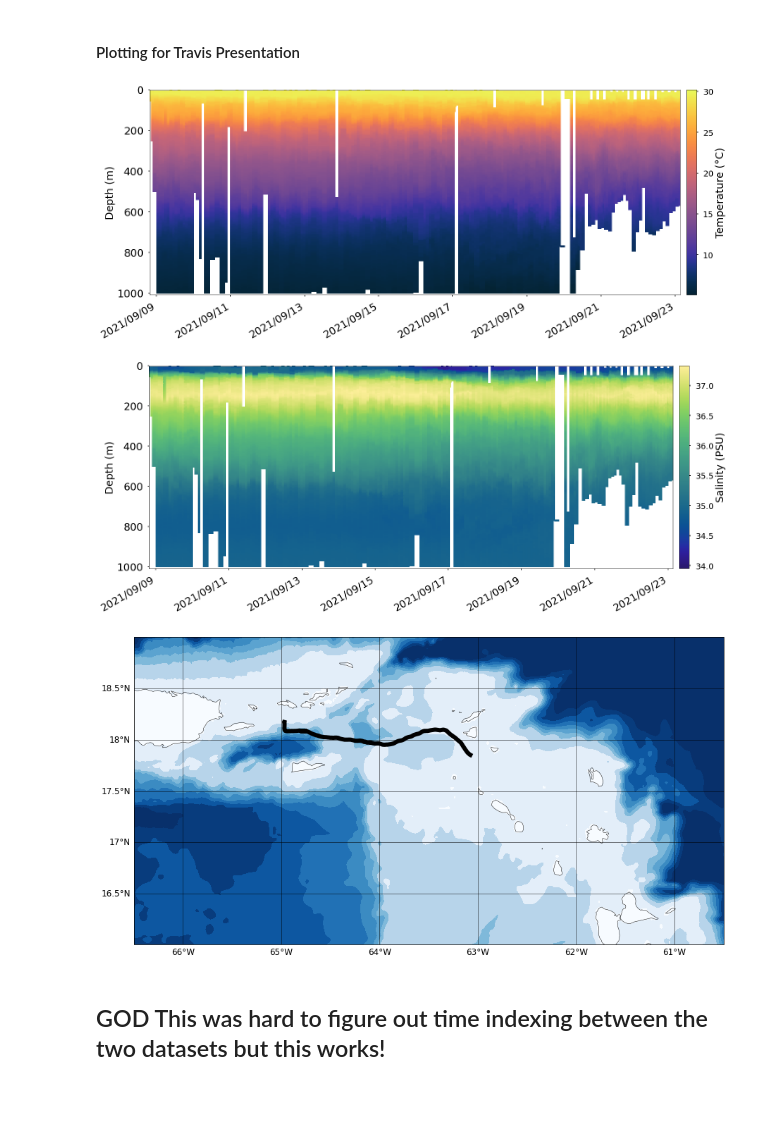
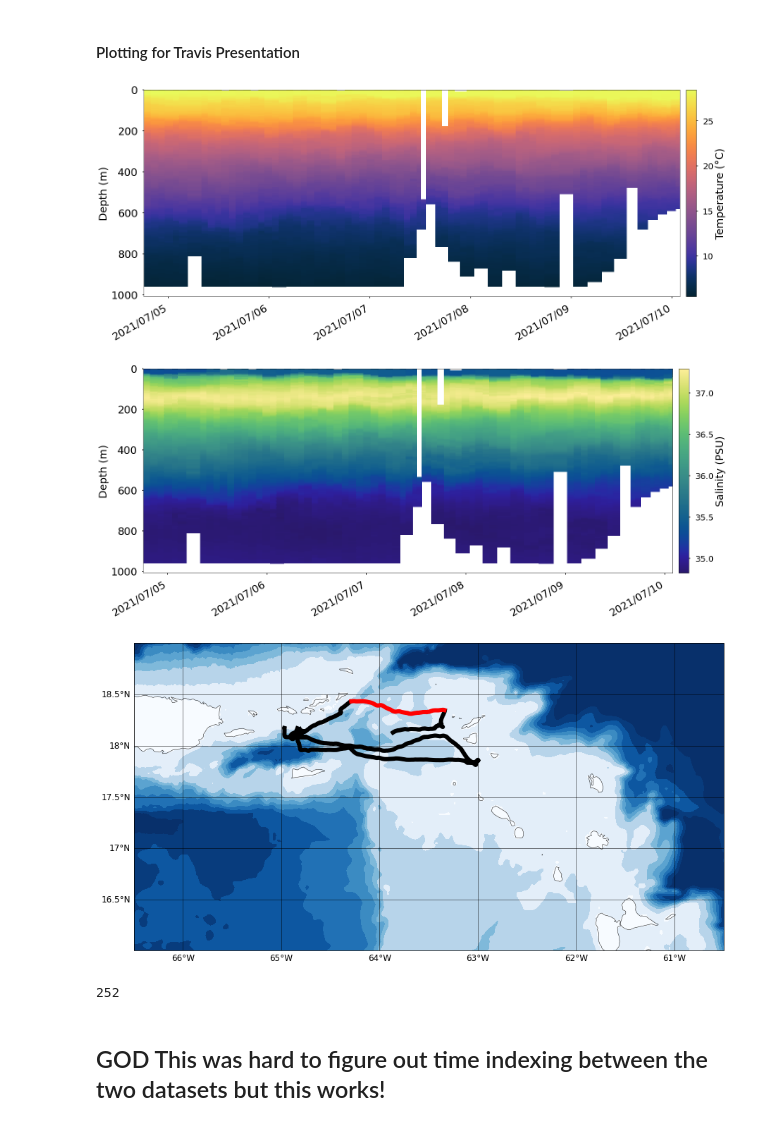
Before and after one commit to JGradone/Slocum-AD2CP, a Jupyter notebook: notebooks/RU29_2020_AD2CP_Analysis.ipynb, the cells around one changed output. Drawn from its saved outputs; the diff is of its cells as text; code cells hidden in the pictures; blank space fills up the shorter version.

```diff
--- a/notebooks/RU29_2020_AD2CP_Analysis.ipynb
+++ b/notebooks/RU29_2020_AD2CP_Analysis.ipynb
@@ -689,7 +689,8 @@ def get_erddap_dataset(ds_id, variables=None, constraints=None, filetype=None):
 ## These next two things work well!!
 # %%
 #ds_id = 'ru29-20200908T1623' ## Use this one
-#ds_id = 'ru29-20210630T1343'
+
+ds_id2 = 'ru29-20210630T1343'
 
 ds_id = 'ru29-20210908T1943'
 
@@ -701,4 +702,7 @@ variables = ['depth', 'latitude', 'longitude', 'time', 'temperature', 'salinity'
 
 glider_df = get_erddap_dataset(ds_id, variables = variables, filetype='dataframe')
 glider_df.columns = variables
-glider_df
+
+
+glider_df2 = get_erddap_dataset(ds_id2, variables = variables, filetype='dataframe')
+glider_df2.columns = variables
@@ -724,6 +714,11 @@ glider_df
 gl_tm, gl_lon, gl_lat, gl_depth, gl_temp = grid_glider_data(glider_df, 'temperature', 0.5)
 gl_tm, gl_lon, gl_lat, gl_depth, gl_salinity = grid_glider_data(glider_df, 'salinity', 0.5)
 gl_tm, gl_lon, gl_lat, gl_depth, gl_density = grid_glider_data(glider_df, 'density', 0.5)
+
+
+gl_tm2, gl_lon2, gl_lat2, gl_depth2, gl_temp2 = grid_glider_data(glider_df2, 'temperature', 0.5)
+gl_tm2, gl_lon2, gl_lat2, gl_depth2, gl_salinity2 = grid_glider_data(glider_df2, 'salinity', 0.5)
+gl_tm2, gl_lon2, gl_lat2, gl_depth2, gl_density2 = grid_glider_data(glider_df2, 'density', 0.5)
 # %% [markdown]
 #### Plotting for Travis Presentation
 # %%
@@ -737,7 +732,7 @@ plt.rcParams.update({'font.size': 25})
 myFmt = mdates.DateFormatter('%Y/%m/%d')
 
 plt.figure(figsize=(27,10))
-plt.pcolormesh(pd.to_datetime(gl_tm),gl_depth,gl_temp,cmap=cmo.thermal)
+plt.pcolormesh(pd.to_datetime(gl_tm2),gl_depth2,gl_temp2,cmap=cmo.thermal)
 
 cbar = plt.colorbar(pad=0.01)
 cbar.set_label(label='Temperature (°C)',size=25)
@@ -749,39 +744,38 @@ plt.xticks(fontsize = 25)
 plt.ylim(1010,0)
 plt.gca().xaxis.set_major_formatter(myFmt)
 plt.gcf().autofmt_xdate()
-plt.xlim(pd.to_datetime(gl_tm[0]),pd.to_datetime(gl_tm[220]))
-
-plt.show()
+plt.xlim(pd.to_datetime(gl_tm2[63]),pd.to_datetime(gl_tm2[140]))
+plt.savefig('/Users/joegradone/Desktop/RU29_2021_Anegada_Temperature_Subset.png',dpi=300)
 # %% [output]
-[figure, old version]
+[figure, new version]
 # %%
 #plt.pcolormesh(gl_tm, gl_depth,gl_temp,cmap=cmo.thermal)
 
 from matplotlib.dates import DateFormatter
 import matplotlib
 plt.rcParams.update({'font.size': 25})
 
 
 myFmt = mdates.DateFormatter('%Y/%m/%d')
 
 plt.figure(figsize=(27,10))
-plt.pcolormesh(pd.to_datetime(gl_tm),gl_depth,gl_salinity,cmap=cmo.haline)
+plt.pcolormesh(pd.to_datetime(gl_tm2),gl_depth2,gl_salinity2,cmap=cmo.haline)
 
 cbar = plt.colorbar(pad=0.01)
 cbar.set_label(label='Salinity (PSU)',size=25)
 cbar.ax.tick_params(labelsize=20)
 
 plt.ylabel('Depth (m)', fontsize = 25)
 plt.yticks(fontsize = 25)
 plt.xticks(fontsize = 25)
 plt.ylim(1010,0)
 plt.gca().xaxis.set_major_formatter(myFmt)
 plt.gcf().autofmt_xdate()
-plt.xlim(pd.to_datetime(gl_tm[0]),pd.to_datetime(gl_tm[220]))
+plt.xlim(pd.to_datetime(gl_tm2[63]),pd.to_datetime(gl_tm2[140]))
 
-plt.show()
+plt.savefig('/Users/joegradone/Desktop/RU29_2021_Anegada_Salinity_Subset.png',dpi=300,facecolor='white')
 # %% [output]
-[figure, old version]
+[figure, new version]
 # %%
 # grab bathymetry data for a map
 import cartopy.crs as ccrs
@@ -803,8 +797,10 @@ ax = plt.subplot( projection= ccrs.Mercator())
 #dpth_contours = np.arange(-8500, 1, 500)
 
 dpth_contours = np.append(np.arange(-5000, -2000, 500), np.arange(-2000, 1, 1000))
-plt.plot(gl_lon[0:220], gl_lat[0:220], 'k',linewidth=6,
-         transform=ccrs.PlateCarree())
+plt.plot(gl_lon, gl_lat, 'k',linewidth=6, transform=ccrs.PlateCarree(),color='black')
+plt.plot(gl_lon2[0:63], gl_lat2[0:63], 'k',linewidth=6, transform=ccrs.PlateCarree(),color='black')
+plt.plot(gl_lon2[140:-1], gl_lat2[140:-1], 'k',linewidth=6, transform=ccrs.PlateCarree(),color='black')
+plt.plot(gl_lon2[63:140], gl_lat2[63:140], 'k',linewidth=6, transform=ccrs.PlateCarree(),color='red')
 
 
 plt.contourf(etopo1.lon, etopo1.lat, etopo1.topo, dpth_contours, transform=ccrs.PlateCarree(), cmap='Blues_r', zorder=0,extend='both')
@@ -817,10 +813,13 @@ gl.ylabels_right = False
 gl.xlabel_style = {'size': 12}
 gl.ylabel_style = {'size': 12}
 
-# gl.xlocator = mticker.FixedLocator(np.arange(np.min(lon_lims), np.max(lon_lims), 1/12))
-# gl.ylocator = mticker.FixedLocator(np.arange(np.min(lat_lims), np.max(lat_lims), 1/12))
+plt.savefig('/Users/joegradone/Desktop/RU29_2021_Anegada_Map.png',dpi=300,facecolor='white')
 # %% [output]
-[figure, old version]
+[figure, new version]
+# %%
+len(gl_lon2)
+# %% [output]
+252
 # %% [markdown]
 ## GOD This was hard to figure out time indexing between the two datasets but this works!
 # %%
```
Also changed, not shown: parts of 1 cell of this notebook.
